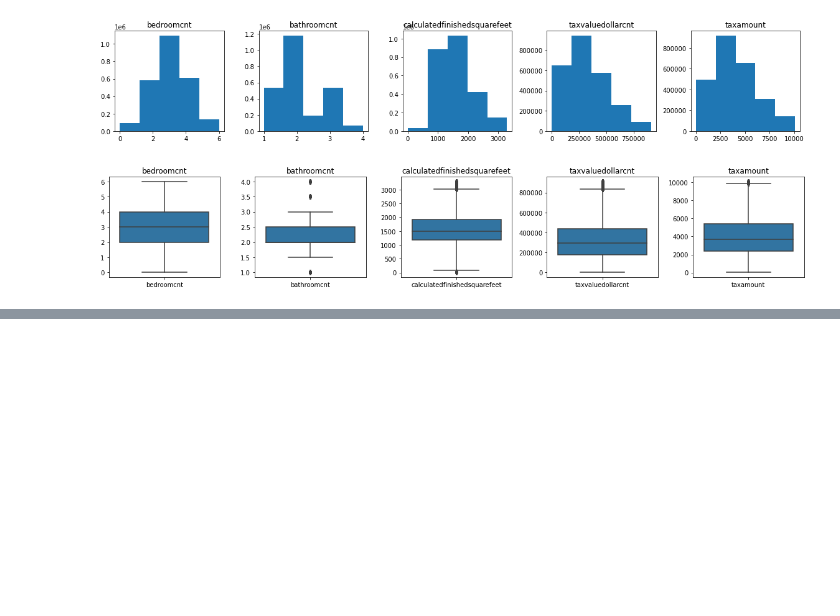
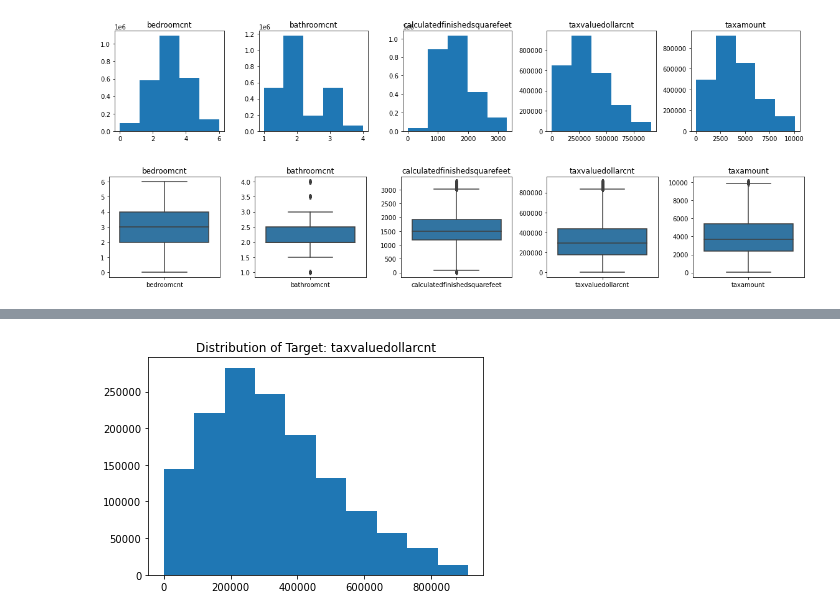
Before and after one commit to SLawsonWoods/regression-exercises, a Jupyter notebook: my_modeling.ipynb, the cells around one changed output, grey strips where cells are left out. Drawn from its saved outputs; the diff is of its cells as text; code cells hidden in the pictures; blank space fills up the shorter version.

```diff
--- a/my_modeling.ipynb
+++ b/my_modeling.ipynb
@@ -63,8 +103,10 @@ X_train.head()
 # %%
 # let's determine distribution
 plt.hist(y_train)
-plt.title('Distribution of Target('taxvaluedollarcnt'))
+plt.title('Distribution of Target: taxvaluedollarcnt')
 plt.show()
+# %% [output]
+[figure, added]
 # %%
 # Modeling
 # %%
```
Also changed, not shown: parts of 7 cells of this notebook, 2 other files.
